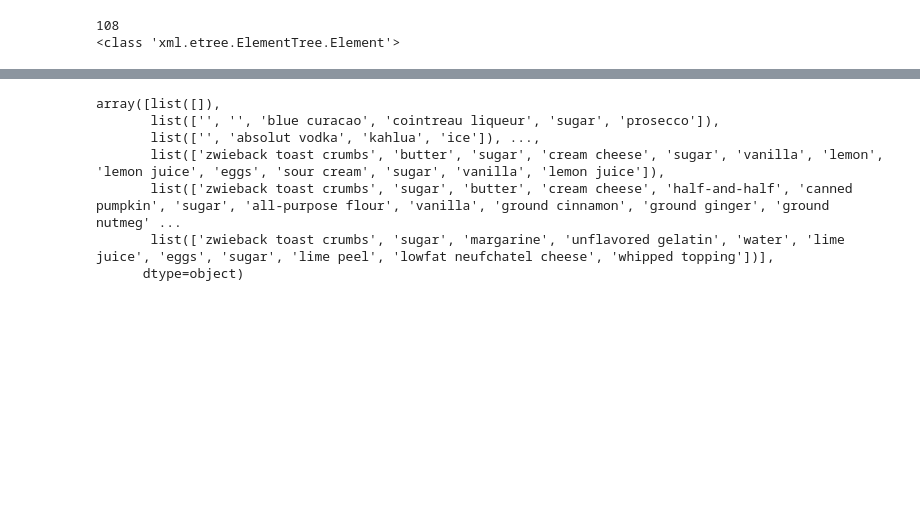
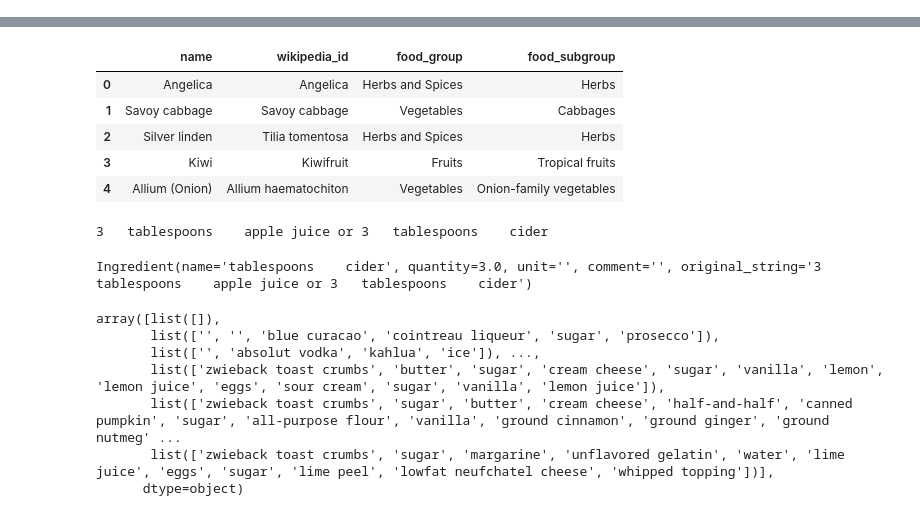
Before and after one commit to EjbejaranosAI/SEL_PW3, a Jupyter notebook: source/experimental.ipynb, the cells around one changed output, grey strips where cells are left out. Drawn from its saved outputs; the diff is of its cells as text; code cells hidden in the pictures; blank space fills up the shorter version.

Commit message:
Upload food groups dataset

```diff
--- a/source/experimental.ipynb
+++ b/source/experimental.ipynb
@@ -13,12 +12,5 @@ from utils.helper import read_xml
 # %%
 data_path = os.path.join("..", "data")
-# %%
-cocktails = read_xml(os.path.join(data_path, "ccc_cocktails.xml"))
-print(len(cocktails))
-print(type(cocktails))
-# %% [output]
-108
-<class 'xml.etree.ElementTree.Element'>
 # %%
 df = pd.read_csv(
     os.path.join(data_path, "recipes_w_search_terms.csv"),
@@ -41,3 +33,13 @@ df.head()
 | 2 | 41090 | black-and-white bean salad | NaN | [white beans, canned black beans,... | [1 cup canned white beans, rinsed... | 1 (807 g) | 1 | [In a large bowl, combine beans, ... | ... |
 | 3 | 60656 | Crock Pot Italian Zucchini | This is a good recipe for weight ... | [zucchini, yellow squash, diced t... | [2 zucchini, sliced , 2 small yel... | 1 (244 g) | 4 | [Put all ingredients in the crock... | ... |
 | 4 | 232047 | Beef Stew With Dried Cherries | This is a fabulous stew that came... | [beef stew meat, flour, salt, all... | [3 lbs beef stew meat, 3 tablespo... | 1 (358 g) | 8 | [Preheat oven to 350°F., Cut beef... | ... |
+# %%
+foods_df = pd.read_csv(os.path.join(data_path, 'foods.csv'))
+foods_df.head()
+# %% [output]
+|  | name | wikipedia_id | food_group | food_subgroup |
+| 0 | Angelica | Angelica | Herbs and Spices | Herbs |
+| 1 | Savoy cabbage | Savoy cabbage | Vegetables | Cabbages |
+| 2 | Silver linden | Tilia tomentosa | Herbs and Spices | Herbs |
+| 3 | Kiwi | Kiwifruit | Fruits | Tropical fruits |
+| 4 | Allium (Onion) | Allium haematochiton | Vegetables | Onion-family vegetables |
@@ -44,3 +49,9 @@ df.head()
+# %%
+print(raw_ingredients[10][8])
+parse_ingredient(raw_ingredients[10][8])
+# %% [output]
+3   tablespoons    apple juice or 3   tablespoons    cider
+Ingredient(name='tablespoons    cider', quantity=3.0, unit='', comment='', original_string='3   tablespoons    apple juice or 3   tablespoons    cider')
 # %%
 ingredient_lists = np.unique(df["ingredients"].to_numpy(copy=True))
 ingredient_lists
```
Also changed, not shown: parts of 2 cells of this notebook, 2 other files.
